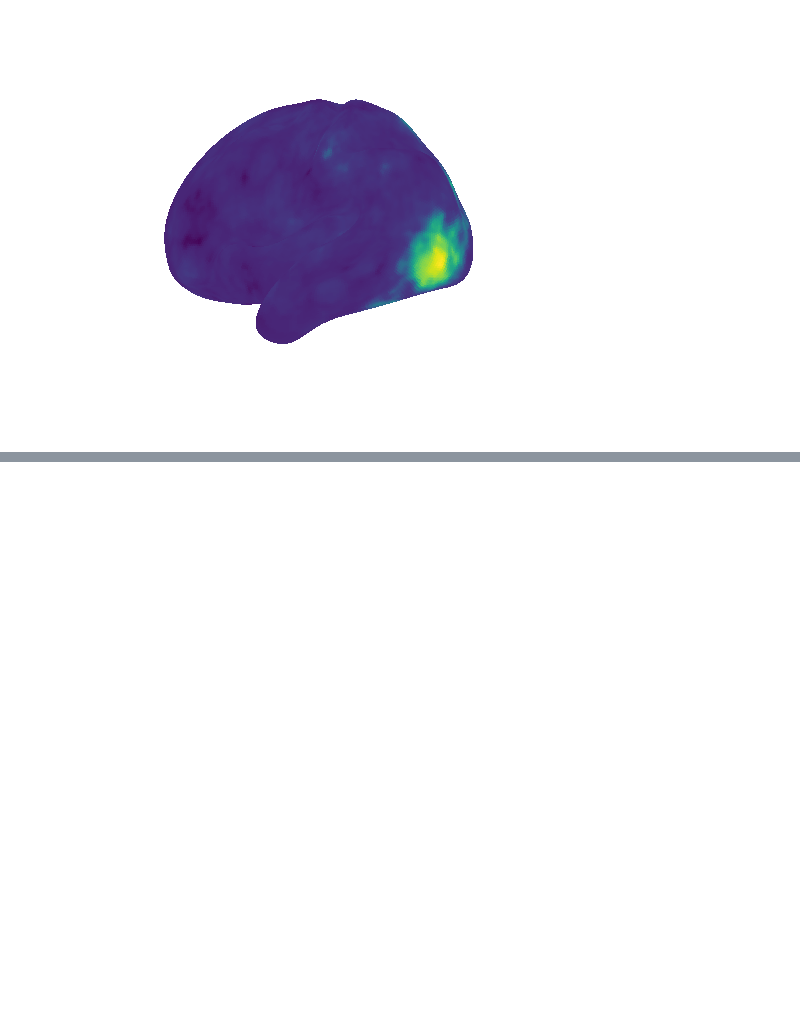
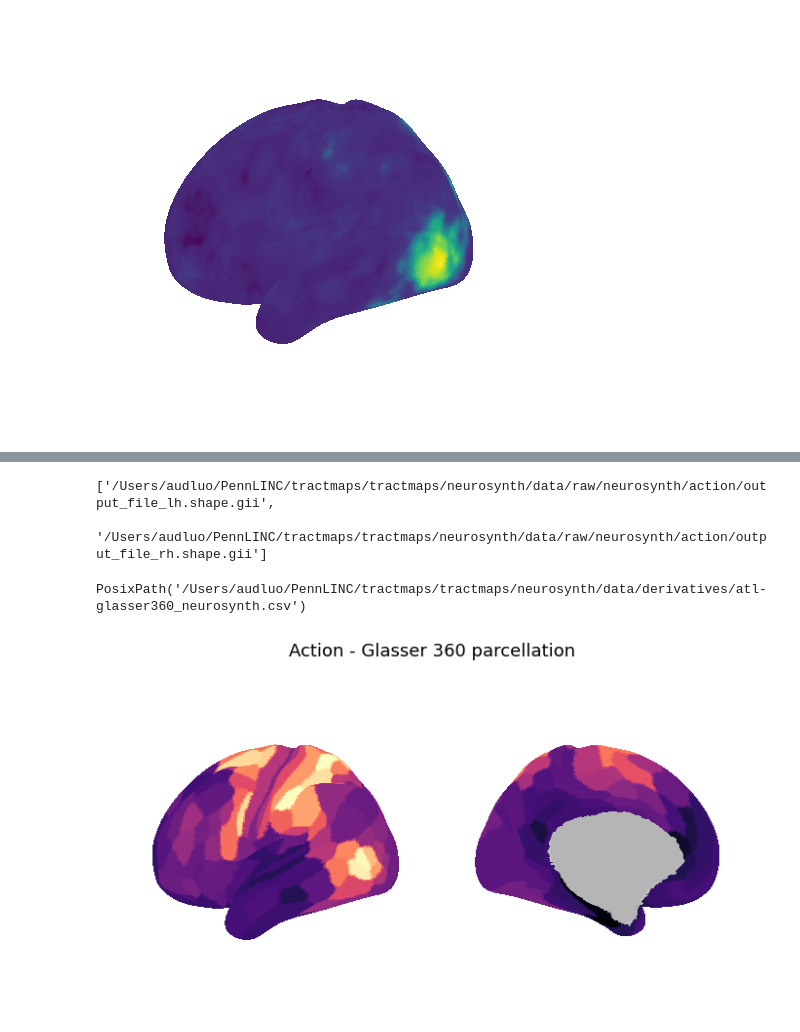
Before and after one commit to pecsok/tractmaps, a Jupyter notebook: neurosynth/fetch_and_parcellate_neurosynth.ipynb, the cells around one changed output, grey strips where cells are left out. Drawn from its saved outputs; the diff is of its cells as text; code cells hidden in the pictures; blank space fills up the shorter version.

```diff
--- a/neurosynth/fetch_and_parcellate_neurosynth.ipynb
+++ b/neurosynth/fetch_and_parcellate_neurosynth.ipynb
@@ -431,0 +368,10 @@ Note you can also download the raw volumetric images from `./data/raw/neurosynth
+# %%
+left_action = "/Users/audluo/PennLINC/tractmaps/tractmaps/neurosynth/data/raw/neurosynth/action/output_file_lh.shape.gii"
+right_action = "/Users/audluo/PennLINC/tractmaps/tractmaps/neurosynth/data/raw/neurosynth/action/output_file_rh.shape.gii"
+
+action = [left_action, right_action]
+
+action
+# %% [output]
+['/Users/audluo/PennLINC/tractmaps/tractmaps/neurosynth/data/raw/neurosynth/action/output_file_lh.shape.gii',
+ '/Users/audluo/PennLINC/tractmaps/tractmaps/neurosynth/data/raw/neurosynth/action/output_file_rh.shape.gii']
@@ -431,0 +438,21 @@ Note you can also download the raw volumetric images from `./data/raw/neurosynth
+# %%
+glasser_regions = pd.read_csv(os.path.join(root, "HCP-MMP1_UniqueRegionList.csv"))["regionName"]
+apply_parcellation(glasser_parc, modified_paths, regions=glasser_regions, fname= PARDIR / 'atl-glasser360_neurosynth.csv')
+# %% [output]
+PosixPath('/Users/audluo/PennLINC/tractmaps/tractmaps/neurosynth/data/derivatives/atl-glasser360_neurosynth.csv')
+# %%
+import sys
+sys.path.append('../')
+import tractmaps_utils
+
+sa_axis_glasser = glasser_parc.fit_transform(sa_axis, 'fsLR')
+
+
+
+tractmaps_utils.plot_parc_map(brain_map = action_glasser,
+                              map_name = 'Action',  # title
+                              colors = 'magma',
+                              mode = 'static',
+                              hemisphere = 'left')
+# %% [output]
+[figure, added]
```
Also changed, not shown: parts of 22 cells of this notebook, 1 other file.
